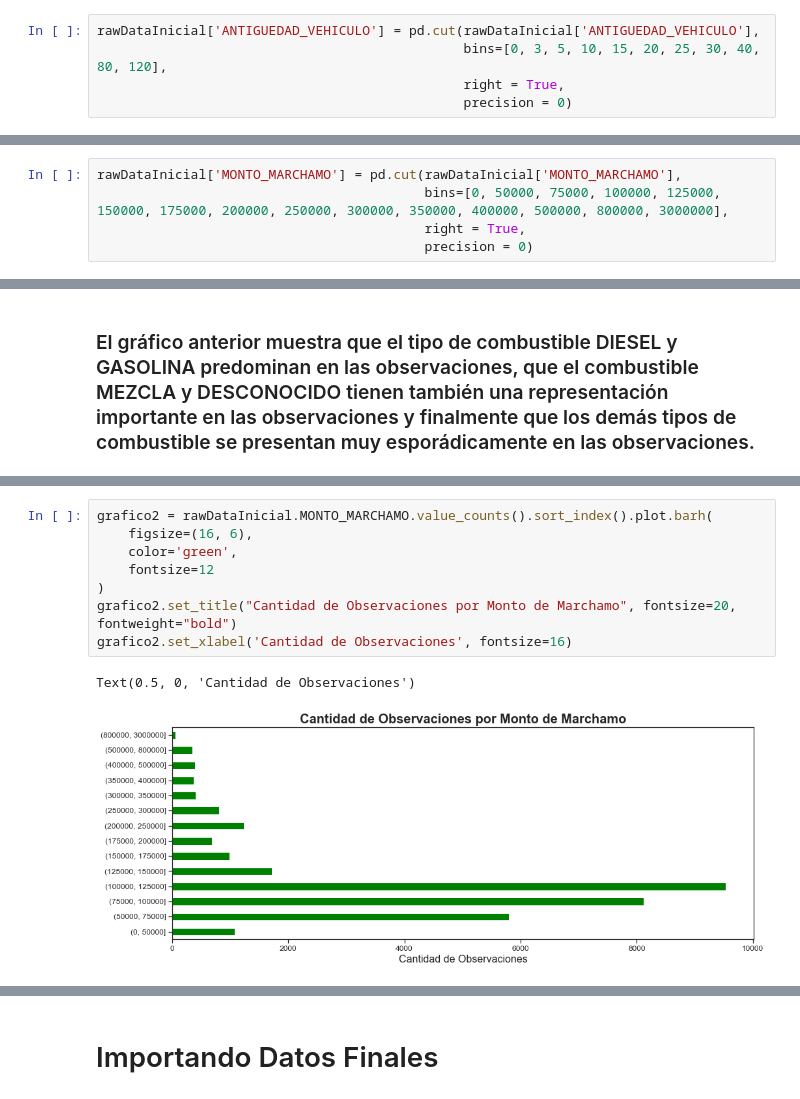
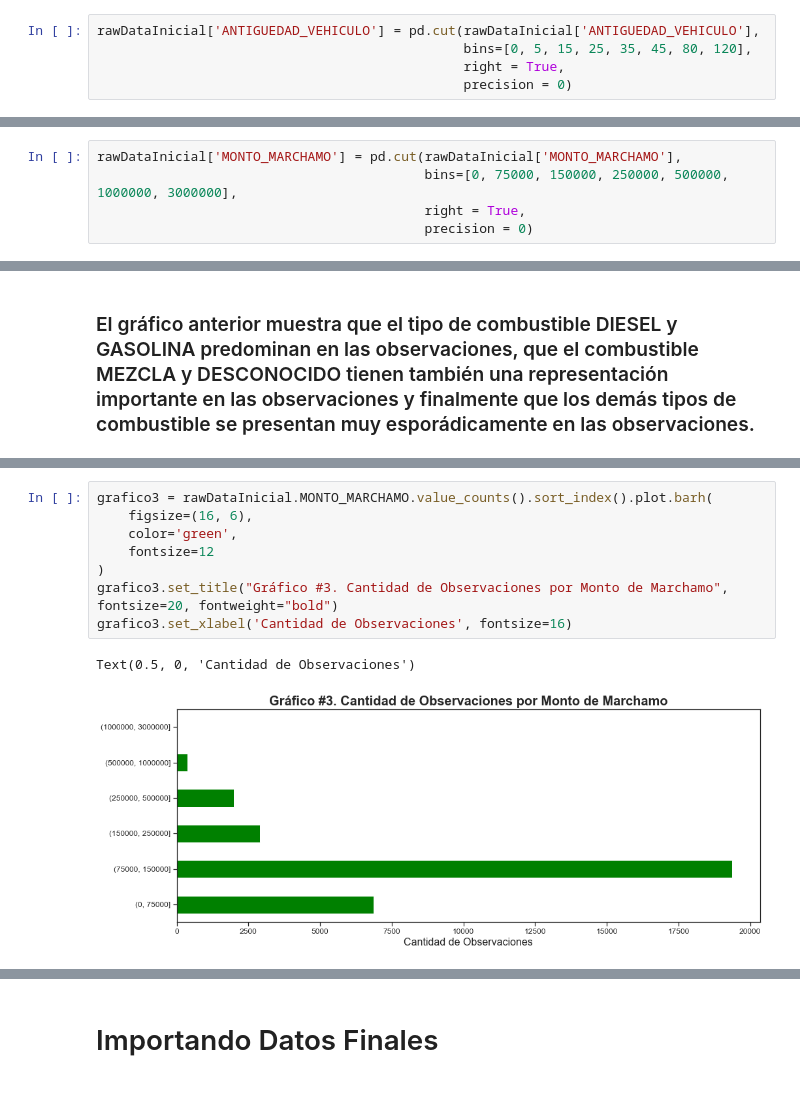
Before and after one commit to norbertorodriguez/CapstoneProject, a Jupyter notebook: MarchamosThreeModels.ipynb, the cells around one changed output, grey strips where cells are left out. Drawn from its saved outputs; the diff is of its cells as text.

```diff
--- a/MarchamosThreeModels.ipynb
+++ b/MarchamosThreeModels.ipynb
@@ -206,14 +220,14 @@ del rawDataInicial['VALOR_FISCAL']
 ### La antiguedad del vehiculo se discretiza en 6 grupos
 # %%
 rawDataInicial['ANTIGUEDAD_VEHICULO'] = pd.cut(rawDataInicial['ANTIGUEDAD_VEHICULO'],
-                                               bins=[0, 3, 5, 10, 15, 20, 25, 30, 40, 80, 120],
+                                               bins=[0, 5, 15, 25, 35, 45, 80, 120],
                                                right = True,
                                                precision = 0)
 # %% [markdown]
 ### El monto del marchamo del vehículo se discretiza en 6 grupos
 # %%
 rawDataInicial['MONTO_MARCHAMO'] = pd.cut(rawDataInicial['MONTO_MARCHAMO'],
-                                          bins=[0, 50000, 75000, 100000, 125000, 150000, 175000, 200000, 250000, 300000, 350000, 400000, 500000, 800000, 3000000],
+                                          bins=[0, 75000, 150000, 250000, 500000, 1000000, 3000000],
                                           right = True,
                                           precision = 0)
 # %% [markdown]
@@ -247,11 +307,11 @@ plt.show()
 # %%
-grafico2 = rawDataInicial.MONTO_MARCHAMO.value_counts().sort_index().plot.barh(
+grafico3 = rawDataInicial.MONTO_MARCHAMO.value_counts().sort_index().plot.barh(
     figsize=(16, 6),
     color='green',
     fontsize=12
 )
-grafico2.set_title("Cantidad de Observaciones por Monto de Marchamo", fontsize=20, fontweight="bold")
-grafico2.set_xlabel('Cantidad de Observaciones', fontsize=16)
+grafico3.set_title("Gráfico #3. Cantidad de Observaciones por Monto de Marchamo", fontsize=20, fontweight="bold")
+grafico3.set_xlabel('Cantidad de Observaciones', fontsize=16)
 # %% [output]
 Text(0.5, 0, 'Cantidad de Observaciones')
-[figure, old version]
+[figure, new version]
```
Also changed, not shown: parts of 51 cells of this notebook.
